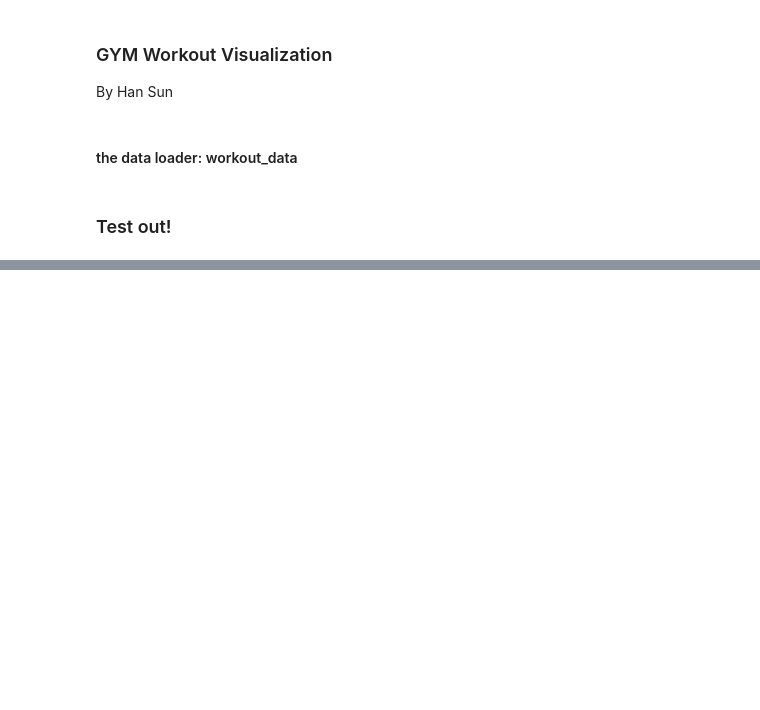
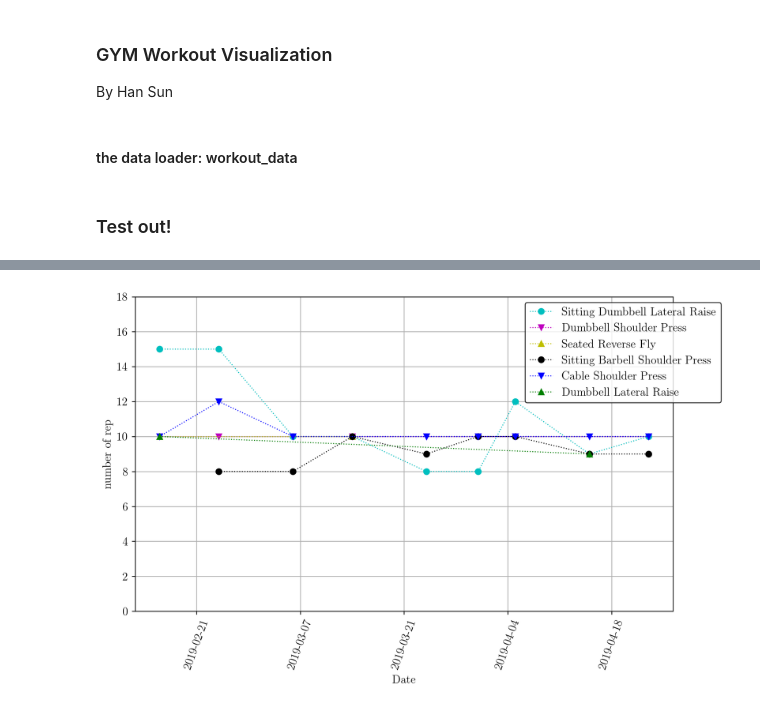
Before and after one commit to HanSunUCLA/My_Workout, a Jupyter notebook: my_workout.ipynb, the cells around one changed output, grey strips where cells are left out. Cells and saved outputs as stored; diff of their text form; code cells hidden in the pictures; blank space fills up the shorter version.

```diff
--- a/my_workout.ipynb
+++ b/my_workout.ipynb
@@ -107,0 +130,4 @@ my_workout.visualize_part( 'Chest' )
+# %%
+my_workout.plot_muscle_group( 'Shoulder', 'number of rep' )
+# %% [output]
+[figure, added]
```
Also changed, not shown: parts of 6 cells of this notebook, 1 other file.
